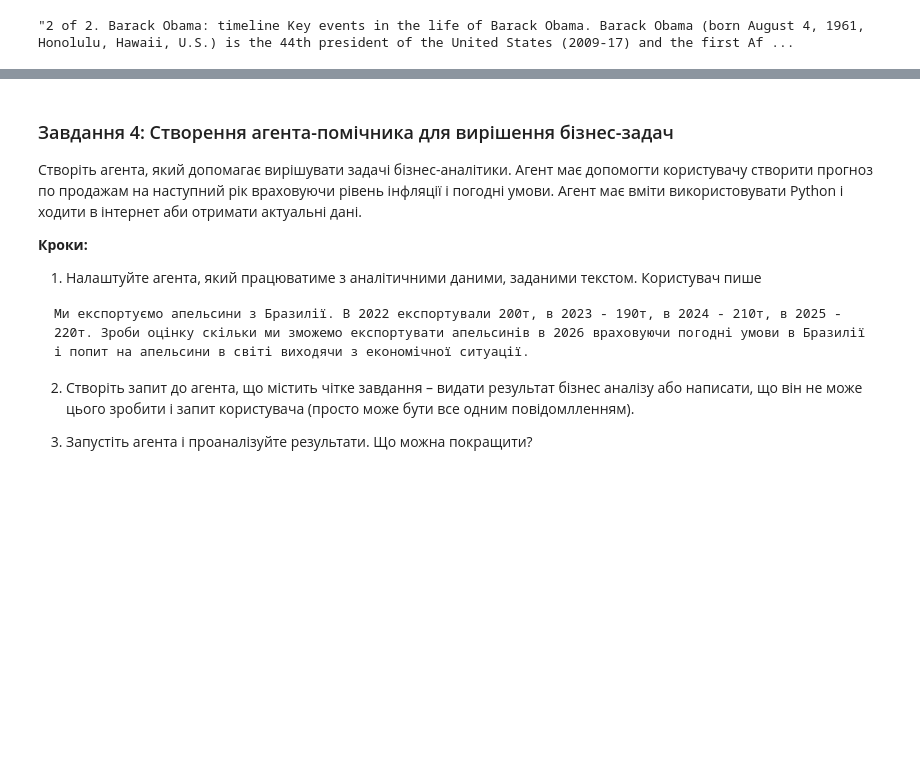
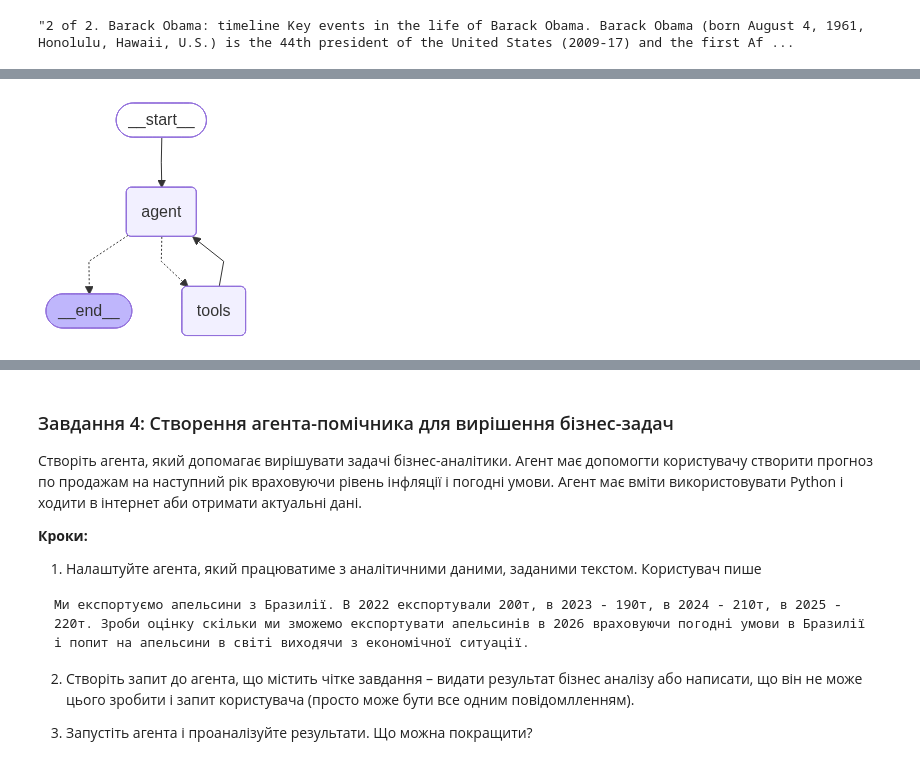
Before and after one commit to Maxstef/data-loves-ml-for-people-course, a Jupyter notebook: notebooks/6_llm_based/Використання_промптів_і_агентів_в_Langchain.ipynb, the cells around one changed output, grey strips where cells are left out. Cells and saved outputs as stored; diff of their text form; code cells hidden in the pictures; blank space fills up the shorter version.

Commit message:
HW Langchain agents - subtasks 3-4

```diff
--- a/notebooks/6_llm_based/Використання_промптів_і_агентів_в_Langchain.ipynb
+++ b/notebooks/6_llm_based/Використання_промптів_і_агентів_в_Langchain.ipynb
@@ -152,8 +152,8 @@ Explainable AI (XAI) refers to methods and techniques that make the outputs of A
 # %%
-from langchain_community.tools import DuckDuckGoSearchRun
+# from langchain_community.tools import DuckDuckGoSearchRun
 
-search = DuckDuckGoSearchRun()
+# search = DuckDuckGoSearchRun()
 
-search.invoke("Obama's first name?")
+# search.invoke("Obama's first name?")
 # %% [output]
 "2 of 2. Barack Obama: timeline Key events in the life of Barack Obama. Barack Obama (born August 4, 1961, Honolulu, Hawaii, U.S.) is the 44th president of the United States (2009-17) and the first Af ...
@@ -159,0 +204,17 @@ search.invoke("Obama's first name?")
+# %%
+# ChatPromptTemplate approach worked well for this version. Was not able to achive the same with PromptTemplate
+react_chat_prompt = ChatPromptTemplate.from_messages([
+    ("system", """
+You are a research assistant.
+
+Your task is to find the 5 most recent scientific publications about the topic provided by the user.
+
+For each publication, extract:
+- Title
+- Authors
+- Short description
+
+Return the final answer as a clear formatted list.
+"""),
+    ("placeholder", "{messages}"),
+])
@@ -159,0 +234,16 @@ search.invoke("Obama's first name?")
+# %%
+# a bit mess with versions:
+# create_react_agent will be depracated in V2 (or maybe not)
+# create_react_agent existed in langgraph.agents at some point and supported prompt parameter (maybe in v0.1 ? or maybe not)
+# create_react_agent now in langgraph.prebuilt (Version: 1.2.13)
+# should 'from langchain.agents import create_agent' be used here (or maybe not?). it does not support prompt param? but has system_prompt? who knows ? probably all will be changed until we realize
+# next version - next rules - ai takes over the world
+from langgraph.prebuilt import create_react_agent
+
+llm = ChatOpenAI(model="gpt-4o-mini", temperature=overall_temperature)
+
+agent = create_react_agent(
+    model=llm,
+    tools=[scholar_search],
+    prompt=react_chat_prompt,
+)
@@ -159,0 +253,4 @@ search.invoke("Obama's first name?")
+# %%
+agent
+# %% [output]
+[figure, added]
```
Also changed, not shown: parts of 20 cells of this notebook.
